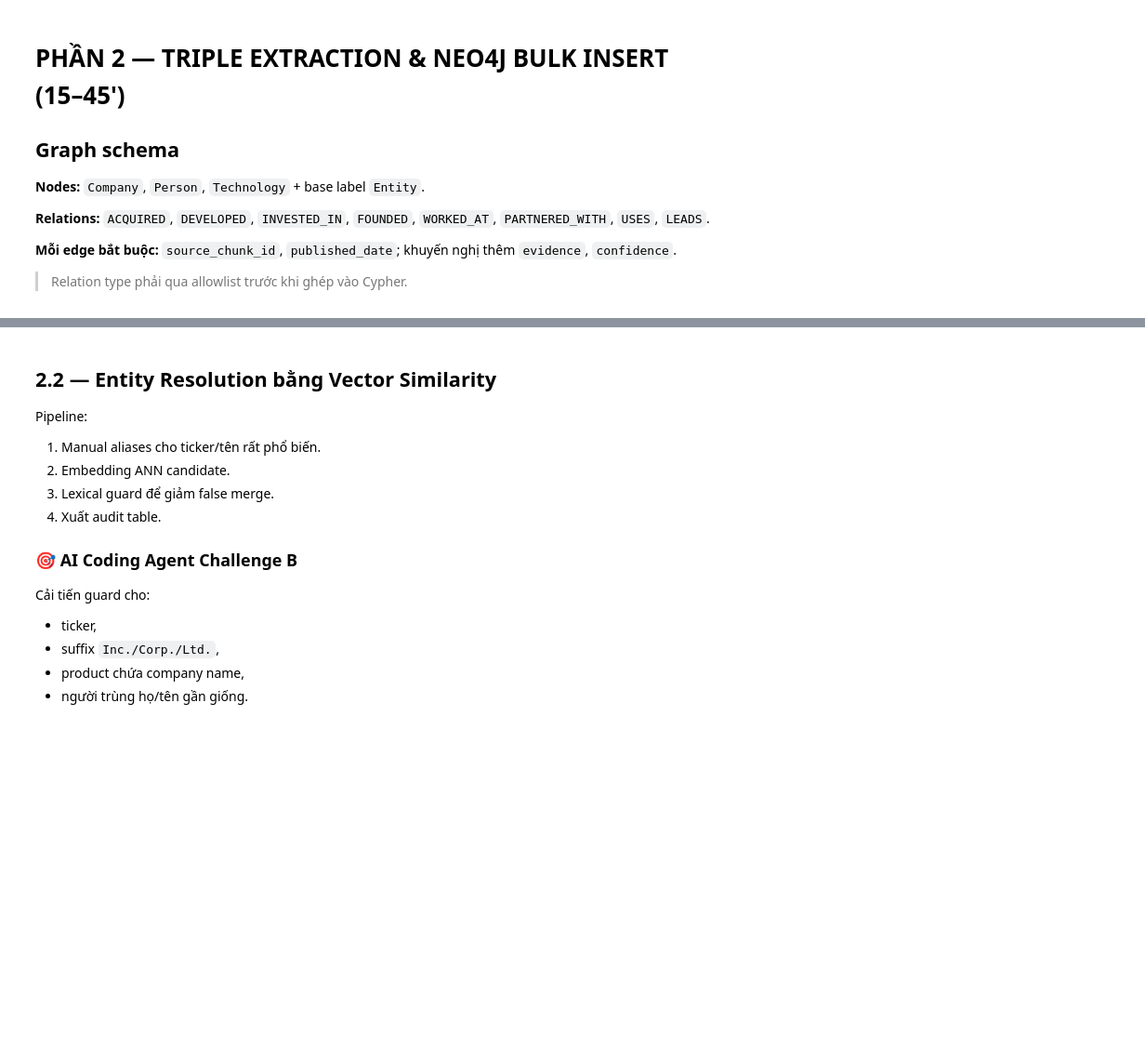
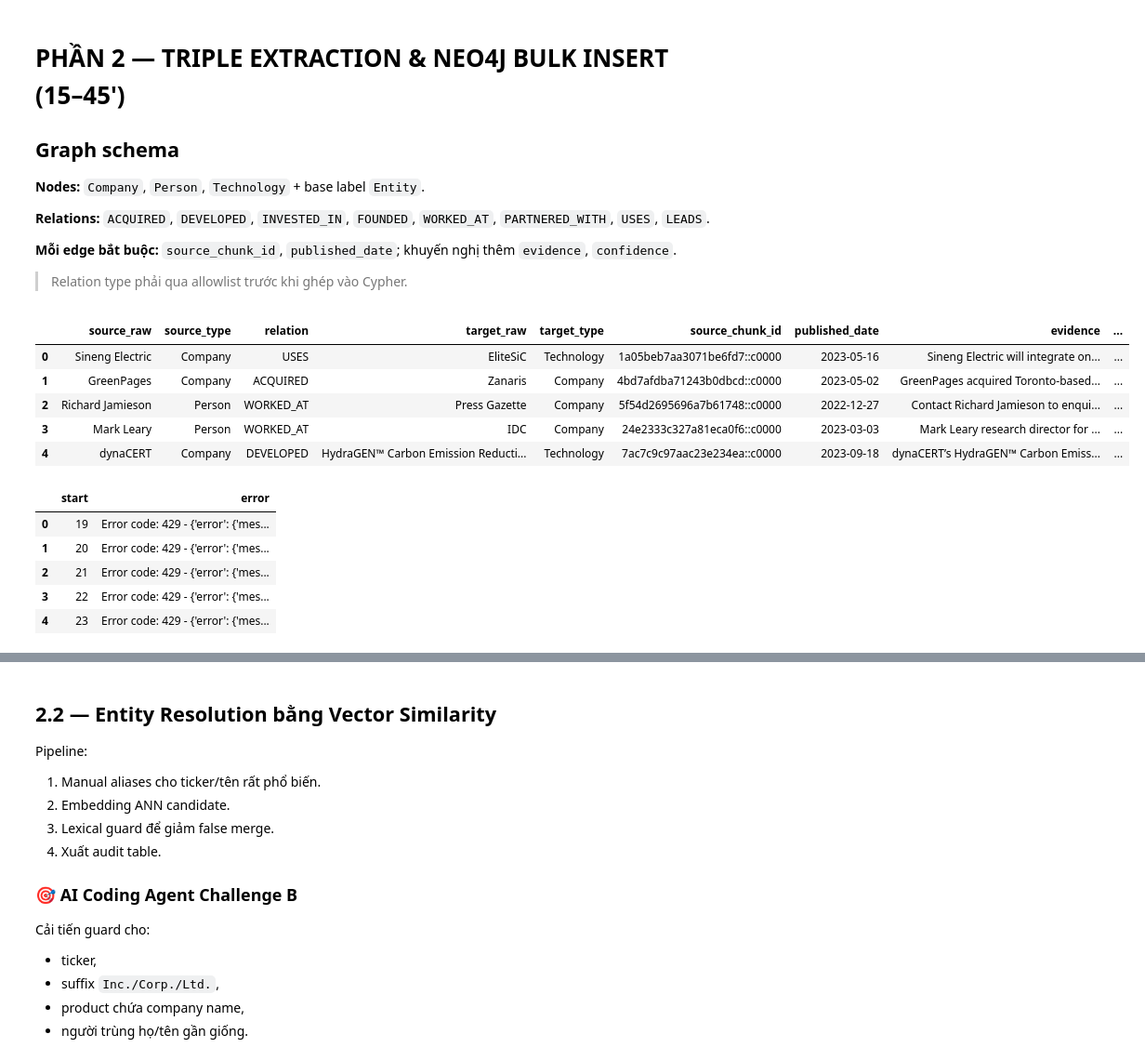
Before and after one commit to dungdunno16/K3-Track3-Lab19-2A202601785-DangTranTrungDung, a Jupyter notebook: Day19_GraphRAG_vs_FlatRAG_Production_Lab_Guide.ipynb, the cells around one changed output, grey strips where cells are left out. Shown at 93% size. Saved outputs shown, nothing was run; the diff lists cells and outputs as text; code cells hidden in the pictures; blank space fills up the shorter version.

```diff
--- a/Day19_GraphRAG_vs_FlatRAG_Production_Lab_Guide.ipynb
+++ b/Day19_GraphRAG_vs_FlatRAG_Production_Lab_Guide.ipynb
@@ -341,7 +340,8 @@ def load_news(path):
     raise ValueError(f"Unsupported: {path.suffix}")
 
 def standardize_news(raw):
-    text_col = pick_col(raw, ["text", "content", "article", "body", "story"])
+    # HackerNoon export lưu nội dung bài viết trong cột `description`.
+    text_col = pick_col(raw, ["text", "content", "article", "body", "story", "description"])
     title_col = pick_col(raw, ["title", "headline"], required=False)
     date_col = pick_col(raw, ["published_date", "date", "published_at", "created_at"], required=False)
     id_col = pick_col(raw, ["id", "article_id", "story_id", "uuid"], required=False)
@@ -627,6 +602,16 @@ def run_coref(chunks_subset, batch_size=5):
         out.append(df)
     return pd.concat(out, ignore_index=True)
 
-# extraction_source = chunks_df.head(EXTRACTION_MAX_CHUNKS).copy()
-# coref_df = run_coref(extraction_source)
-# extraction_source = extraction_source.merge(coref_df, on="chunk_id", how="left")
+# Tạo dữ liệu đầu vào nếu kernel chưa có biến từ cell loader.
+if "chunks_df" not in globals():
+    raw_df = load_news(DATA_PATH)
+    news_df = standardize_news(raw_df)
+    if "minhash_lsh_near_dedup" in globals():
+        news_df, near_dedup_pairs, near_dedup_stats = minhash_lsh_near_dedup(news_df)
+    chunks_df = build_chunks(news_df)
+
+# Giới hạn coreference để kiểm soát request Groq.
+extraction_source = chunks_df.head(50).copy()
+coref_df = run_coref(extraction_source, batch_size=10)
+extraction_source = extraction_source.merge(coref_df, on="chunk_id", how="left")
+display(extraction_source.head())
@@ -702,32 +694,51 @@ def run_extraction(source_df, batch_size=4):
             errors.append({"start": start, "error": str(e)})
             continue
 
         for item in obj.get("items", []):
             cid = item.get("chunk_id")
             if cid not in meta:
                 continue
             for x in item.get("relations", []):
                 s, t = norm_space(x.get("source")), norm_space(x.get("target"))
                 st, tt, rel = x.get("source_type"), x.get("target_type"), x.get("relation")
                 if not s or not t:
                     continue
                 if st not in ALLOWED_NODE_TYPES or tt not in ALLOWED_NODE_TYPES:
                     continue
                 if rel not in ALLOWED_RELATIONS:
                     continue
                 triples.append({
                     "source_raw": s,
                     "source_type": st,
                     "relation": rel,
                     "target_raw": t,
                     "target_type": tt,
                     "source_chunk_id": cid,
                     "published_date": meta[cid] or "",
                     "evidence": norm_space(x.get("evidence")),
                     "confidence": float(x.get("confidence") or 0.0),
                 })
 
     return pd.DataFrame(triples), pd.DataFrame(errors)
 
-# raw_triples_df, extraction_errors_df = run_extraction(extraction_source)
-# display(raw_triples_df.head())
+# Giới hạn số chunks gửi lên Groq để tránh vượt quota request.
+extraction_source_for_ner = extraction_source.head(50).copy()
+raw_triples_df, extraction_errors_df = run_extraction(
+    extraction_source_for_ner,
+    batch_size=1
+)
+display(raw_triples_df.head())
+display(extraction_errors_df.head())
+# %% [output]
+|  | source_raw | source_type | relation | target_raw | target_type | source_chunk_id | published_date | evidence | ... |
+| 0 | Sineng Electric | Company | USES | EliteSiC | Technology | 1a05beb7aa3071be6fd7::c0000 | 2023-05-16 | Sineng Electric will integrate on... | ... |
+| 1 | GreenPages | Company | ACQUIRED | Zanaris | Company | 4bd7afdba71243b0dbcd::c0000 | 2023-05-02 | GreenPages acquired Toronto-based... | ... |
+| 2 | Richard Jamieson | Person | WORKED_AT | Press Gazette | Company | 5f54d2695696a7b61748::c0000 | 2022-12-27 | Contact Richard Jamieson to enqui... | ... |
+| 3 | Mark Leary | Person | WORKED_AT | IDC | Company | 24e2333c327a81eca0f6::c0000 | 2023-03-03 | Mark Leary research director for ... | ... |
+| 4 | dynaCERT | Company | DEVELOPED | HydraGEN™ Carbon Emission Reducti... | Technology | 7ac7c9c97aac23e234ea::c0000 | 2023-09-18 | dynaCERT’s HydraGEN™ Carbon Emiss... | ... |
+|  | start | error |
+| 0 | 19 | Error code: 429 - {'error': {'mes... |
+| 1 | 20 | Error code: 429 - {'error': {'mes... |
+| 2 | 21 | Error code: 429 - {'error': {'mes... |
+| 3 | 22 | Error code: 429 - {'error': {'mes... |
+| 4 | 23 | Error code: 429 - {'error': {'mes... |
```
Also changed, not shown: parts of 7 cells of this notebook.
